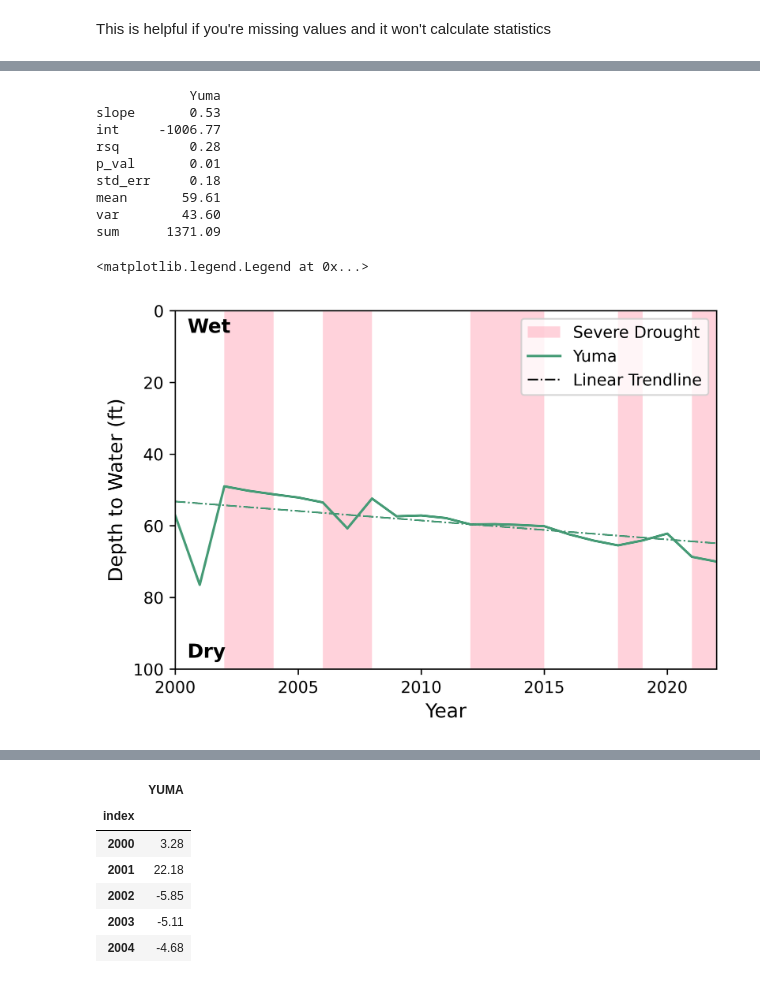
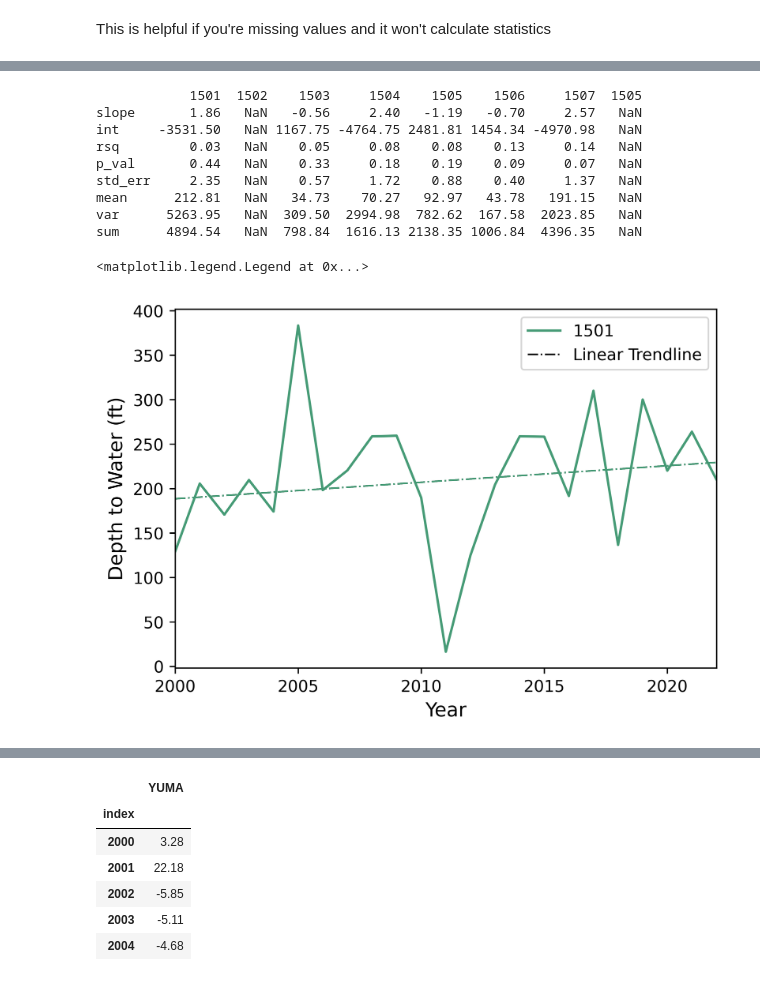
Before and after one commit to dtadych/Shallow_Groundwater_AZ, a Jupyter notebook: Code/FigureCreation/Spatial_Analysis.ipynb, the cells around one changed output, grey strips where cells are left out. Drawn from its saved outputs; the diff is of its cells as text; code cells hidden in the pictures.

```diff
--- a/Code/FigureCreation/4b_CasestudyAnalysis.ipynb
+++ b/Code/FigureCreation/Spatial_Analysis.ipynb
@@ -237,0 +243,3 @@ water_designation = swdom
+# %%
+# If the above plot looks fine then turn shapefile variable into buffered
+shapefile = buffered
@@ -276,10 +319,10 @@ static_geo
 # %%
 # Pull out the columns you need
-# Use this or subbasins:
-reg_list = static_geo[['Combo_ID', Naming_col+'_right','WELL_DEPTH','WELL_TYPE_']]
+# Use this for subbasins:
+# reg_list = static_geo[['Combo_ID', Naming_col+'_right','WELL_DEPTH','WELL_TYPE_']]
 
 # Use this or cities:
-# reg_list = static_geo[['Combo_ID', Naming_col,'WELL_DEPTH','WELL_TYPE_']]
+reg_list = static_geo[['Combo_ID', Naming_col,'WELL_DEPTH','WELL_TYPE_']]
 # reg_list
 
 # %% Converting Combo_ID to int
@@ -307,8 +350,8 @@ memory usage: 10.4+ KB
 # Grouping the appropriate column
 combo_copy = combo.copy()
 combo_copy = combo_copy.drop(['WELL_DEPTH','WELL_TYPE_'],axis=1)
-cat_wl = combo_copy.groupby([Naming_col+"_right"]).mean()
-# cat_wl = combo_copy.groupby([Naming_col]).mean()
+# cat_wl = combo_copy.groupby([Naming_col+"_right"]).mean()
+cat_wl = combo_copy.groupby([Naming_col]).mean()
 # %%
 # Clean up the dataframe for graphing
 cat_wl2 = cat_wl.copy()
@@ -362,9 +402,8 @@ Drought data loaded and formatted.
 # %%
 Min_year_of_Study = 2000
-Max_year_of_Study = 2022
+Max_year_of_Study = 2024
 
 # Water Analysis period
 wlanalysis_period = cat_wl2[(cat_wl2.index>=Min_year_of_Study)&(cat_wl2.index<=Max_year_of_Study)]
-drought_indices = drought_indices[(drought_indices.index>=Min_year_of_Study)&(drought_indices.index<=Max_year_of_Study)]
-wlanalysis_period.head()
+wlanalysis_period.head(25)
 # %% [output]
@@ -402,10 +452,10 @@ df_interpolated
 # %%
-ds = df_interpolated
+ds = wlanalysis_period[['1501','1502','1503','1504','1505','1506','1507','1508']]
 min_yr = 2000
 mx_yr = 2022
 Name = "mean_"+StudyArea
 
-betterlabels = [StudyArea]
+betterlabels = ['1501','1502','1503','1504','1505','1506','1507','1505']
 
 f = ds[(ds.index >= min_yr) & (ds.index <= mx_yr)]
 columns = ds.columns
@@ -448,53 +498,44 @@ fig, ax = plt.subplots(1, 1, figsize = (6,4))
 
 ylim = 100
 fsize = 12
 
 # Set x ticks to every 5 years
 xticks = np.arange(min_yr, mx_yr + 1, 5)
 ax.set_xticks(xticks)
 
-# Severe Drought Shading
-ax.axvspan(DROUGHT_YEARS[3][0], DROUGHT_YEARS[3][1]+1, color=drought_color, alpha=0.5, lw=0
-            , label="Severe Drought"
-            )
-ax.axvspan(DROUGHT_YEARS[4][0], DROUGHT_YEARS[4][1]+1, color=drought_color, alpha=0.5, lw=0)
-ax.axvspan(DROUGHT_YEARS[5][0], DROUGHT_YEARS[5][2]+1, color=drought_color, alpha=0.5, lw=0)
-ax.axvspan(DROUGHT_YEARS[6][0], DROUGHT_YEARS[6][0]+1, color=drought_color, alpha=0.5, lw=0)
-ax.axvspan(DROUGHT_YEARS[7][0], DROUGHT_YEARS[7][0]+1, color=drought_color, alpha=0.5, lw=0)
-
-ax.plot(ds[column_list[0]], label='Yuma', color=water_designation)
+ax.plot(ds[column_list[0]], label=betterlabels[0], color=water_designation)
 
 ax.plot(xf1, yf1,"-.",color='k',label='Linear Trendline', lw=1)
 # ax.plot(xf1, yf1,"-.",color='k', lw=1)
 ax.plot(xf1, yf1,"-.", color=water_designation, lw=1)
 
 # Adding text inside the plot
-ax.text(min_yr+0.5, 2, 'Wet', fontsize=fsize, fontweight='bold', ha='left', va='top')
-ax.text(min_yr+0.5, ylim-2, 'Dry', fontsize=fsize, fontweight='bold', ha='left', va='bottom')
+# ax.text(min_yr+0.5, 2, 'Wet', fontsize=fsize, fontweight='bold', ha='left', va='top')
+# ax.text(min_yr+0.5, ylim-2, 'Dry', fontsize=fsize, fontweight='bold', ha='left', va='bottom')
 
 ax.set_xlim(min_yr,mx_yr)
-ax.set_ylim(ylim,0)
+# ax.set_ylim(ylim,0)
 # ax.grid(True)
 # ax.grid(visible=True,which='major')
 # ax.grid(which='minor',color='#EEEEEE', lw=0.8)
 ax.set_xlabel('Year', fontsize=fsize)
 ax.set_ylabel('Depth to Water (ft)',fontsize=fsize)
 # ax.minorticks_on()
 ax.tick_params(axis='x', rotation=0)
 fig.set_dpi(600.0)
 # ax.set_title('a)',loc='left',pad=15)
 ax.legend(loc='upper right')
 
 # plt.savefig(figurepath+Name, bbox_inches = 'tight')
 # %% [output]
-            Yuma
-slope       0.53
-int     -1006.77
-rsq         0.28
-p_val       0.01
-std_err     0.18
-mean       59.61
-var        43.60
-sum      1371.09
+            1501  1502    1503     1504    1505    1506     1507  1505
+slope       1.86   NaN   -0.56     2.40   -1.19   -0.70     2.57   NaN
+int     -3531.50   NaN 1167.75 -4764.75 2481.81 1454.34 -4970.98   NaN
+rsq         0.03   NaN    0.05     0.08    0.08    0.13     0.14   NaN
+p_val       0.44   NaN    0.33     0.18    0.19    0.09     0.07   NaN
+std_err     2.35   NaN    0.57     1.72    0.88    0.40     1.37   NaN
+mean      212.81   NaN   34.73    70.27   92.97   43.78   191.15   NaN
+var      5263.95   NaN  309.50  2994.98  782.62  167.58  2023.85   NaN
+sum      4894.54   NaN  798.84  1616.13 2138.35 1006.84  4396.35   NaN
 <matplotlib.legend.Legend at 0x...>
-[figure, old version]
+[figure, new version]
```
Also changed, not shown: parts of 23 cells of this notebook, 1 other file.
